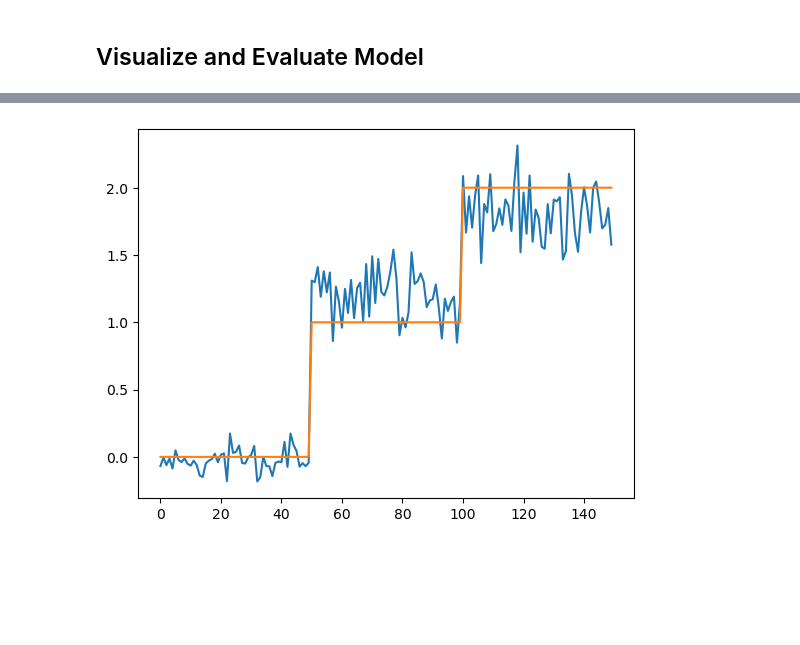
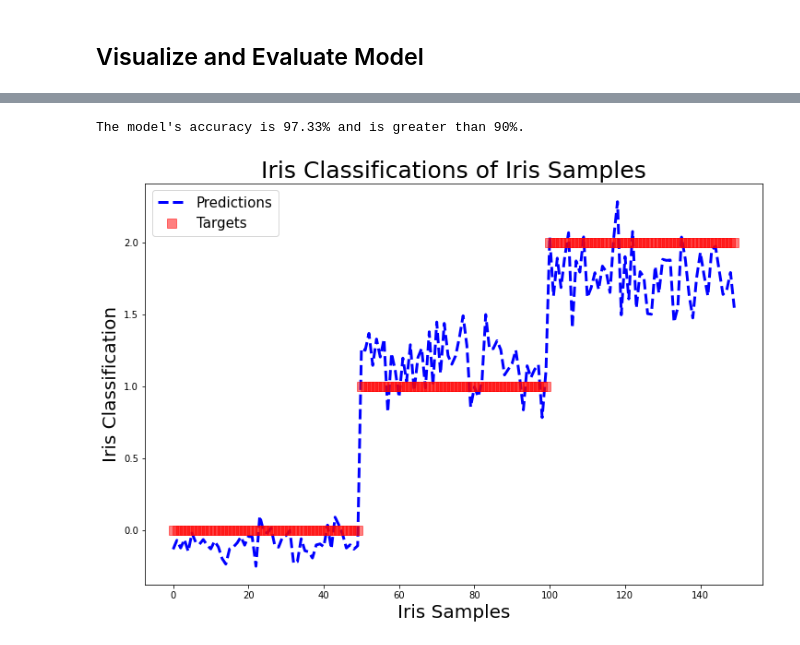
Before and after one commit to dfredin/PHYS-417-Neural-Networks, a Jupyter notebook: Lab_2_DanielFredin.ipynb, the cells around one changed output, grey strips where cells are left out. Cells and saved outputs as stored; diff of their text form; code cells hidden in the pictures; blank space fills up the shorter version.

```diff
--- a/Lab_2_DanielFredin.ipynb
+++ b/Lab_2_DanielFredin.ipynb
@@ -254,5 +217,43 @@ training_Acc
-# %%
-plt.plot(predicted)
-plt.plot(y_train);
-# %% [output]
-[figure, removed]
+# %%
+# Confirm that your model's training accuracy is >90%
+
+with torch.no_grad(): # Passing inputs to the model NOT for training purposes so we don't need to calculate gradient
+
+    if torch.cuda.is_available(): # # If using CUDA version of PyTorch
+
+        # 1. Convert X_train (inputs) from numpy to torch tensor with float values
+        # 2. Transfer to GPU for processing
+        # 3. Forward pass inputs into model to obtain outputs
+        # 4. Transfer outputs from GPU to CPU
+        # 5. Convert torch tensor to numpy
+        predicted = model(torch.from_numpy(X_train).float().cuda()).cpu().numpy()
+
+    else: # If not using CUDA version of PyTorch
+
+        # 1. Convert X_train (inputs) from numpy to torch tensor with float values
+        # 2. Forward pass inputs into model to obtain outputs
+        # 3. Convert torch tensor to numpy
+        predicted = model(torch.from_numpy(X_train).float()).numpy()
+
+# 1. Rounds the predicted values, compares to the targets and counts correct predictions
+# 2. Counts the number of correct predictions and divides by the total number of predictions
+training_Acc = (np.count_nonzero(np.rint(predicted) == targets.cpu().numpy()))/len(predicted)*100
+
+# Converts training accuracy ratio to a percentage and prints the accuracy
+if training_Acc < 90:
+    print("\nThe model's accuracy is {:.2f}% and is not greater than 90%.".format(training_Acc))
+else:
+    print("\nThe model's accuracy is {:.2f}% and is greater than 90%.".format(training_Acc))
+# %% [output]
+The model's accuracy is 97.33% and is greater than 90%.
+# %%
+# Plots the predicted outputs compared to the targets
+plt.figure(figsize = (12, 8))
+plt.plot(predicted, '--', color = 'blue', linewidth = 3, label = 'Predictions')
+plt.plot(y_train, 's', color = 'red', markersize = 10, alpha = 0.5, label = 'Targets')
+plt.title('Iris Classifications of Iris Samples', fontsize = 25)
+plt.xlabel('Iris Samples', fontsize = 20)
+plt.ylabel('Iris Classification', fontsize = 20)
+plt.legend(loc = "upper left", fontsize = 15);
+# %% [output]
+[figure, added]
```
Also changed, not shown: parts of 14 cells of this notebook.
